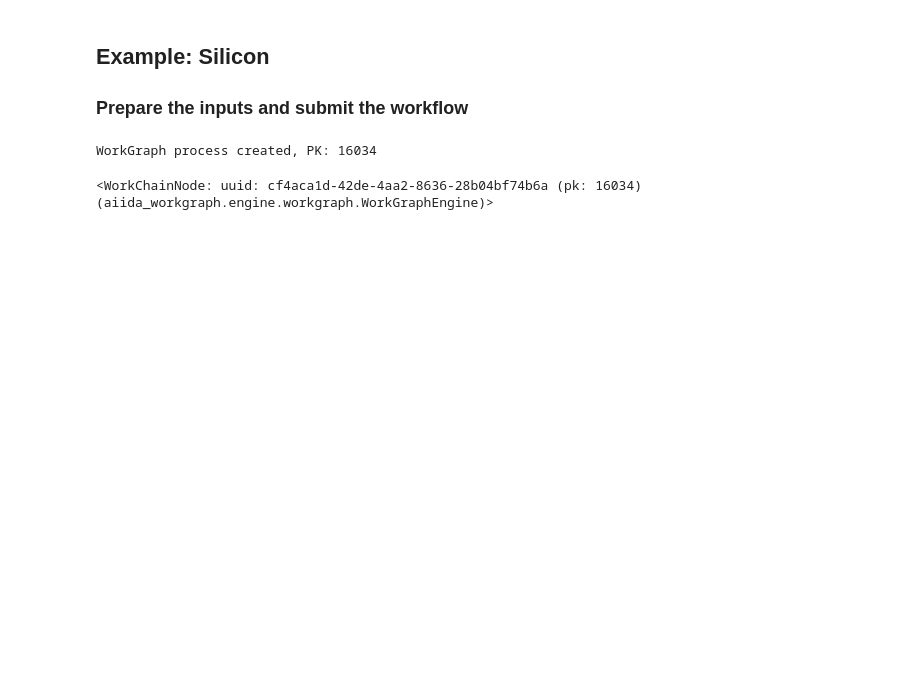
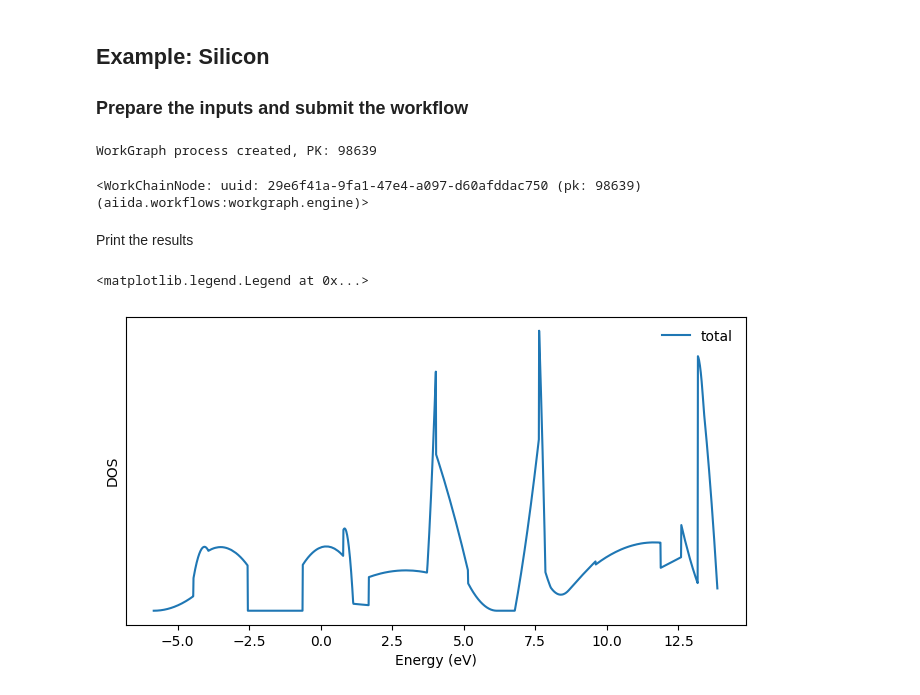
Before and after one commit to superstar54/workgraph-collections, a Jupyter notebook: docs/source/qe/pdos.ipynb, the cells around one changed output. Drawn from its saved outputs; the diff is of its cells as text; code cells hidden in the pictures; blank space fills up the shorter version.

```diff
--- a/docs/source/qe/pdos.ipynb
+++ b/docs/source/qe/pdos.ipynb
@@ -58,9 +58,12 @@ paras = {
 }
 nscf_paras = deepcopy(paras)
 nscf_paras['CONTROL']['calculation'] = 'nscf'
+nscf_paras['SYSTEM']['occupations'] = 'tetrahedra'
 
 kpoints = KpointsData()
 kpoints.set_kpoints_mesh([3, 3, 3])
+nscf_kpoints = KpointsData()
+nscf_kpoints.set_kpoints_mesh([10, 10, 10])
 #
 metadata = {
     'options': {
@@ -103,7 +106,29 @@ wg = pdos_workgraph(structure=structure_si,
                     run_scf=True,
                     )
 wg.name = 'scf_and_pdos'
-wg.submit()
+wg.submit(wait=True)
 # %% [output]
-WorkGraph process created, PK: 16034
+WorkGraph process created, PK: 98639
-<WorkChainNode: uuid: cf4aca1d-42de-4aa2-8636-28b04bf74b6a (pk: 16034) (aiida_workgraph.engine.workgraph.WorkGraphEngine)>
+<WorkChainNode: uuid: 29e6f41a-9fa1-47e4-a097-d60afddac750 (pk: 98639) (aiida.workflows:workgraph.engine)>
+# %% [markdown]
+Print the results
+# %%
+import matplotlib.pyplot as plt
+import numpy as np
+#------------------------- Print the output -------------------------
+dos_data = wg.tasks['dos'].outputs["output_dos"].value
+# pdos_data = wg.tasks['projwfc'].outputs["results"].value.value
+# make plots
+plt.figure(figsize = (8, 4))
+plt.plot(dos_data.get_array("x_array"), dos_data.get_array("y_array_1"), label='total')
+# plt.plot(pdos_data['totol']['energy'], pdos_data['totol']['dos'], label='total')
+# for file_name, data in pdos_data['atom'].items():
+        # value = np.array(data)
+        # plt.plot(value[:, 0], np.sum(value[:, 2:], axis=1), label=file_name[-4:])
+plt.yticks([])
+plt.xlabel('Energy (eV)')
+plt.ylabel('DOS')
+plt.legend(frameon=False)
+# %% [output]
+<matplotlib.legend.Legend at 0x...>
+[figure, added]
```
Also changed, not shown: 10 other files.
